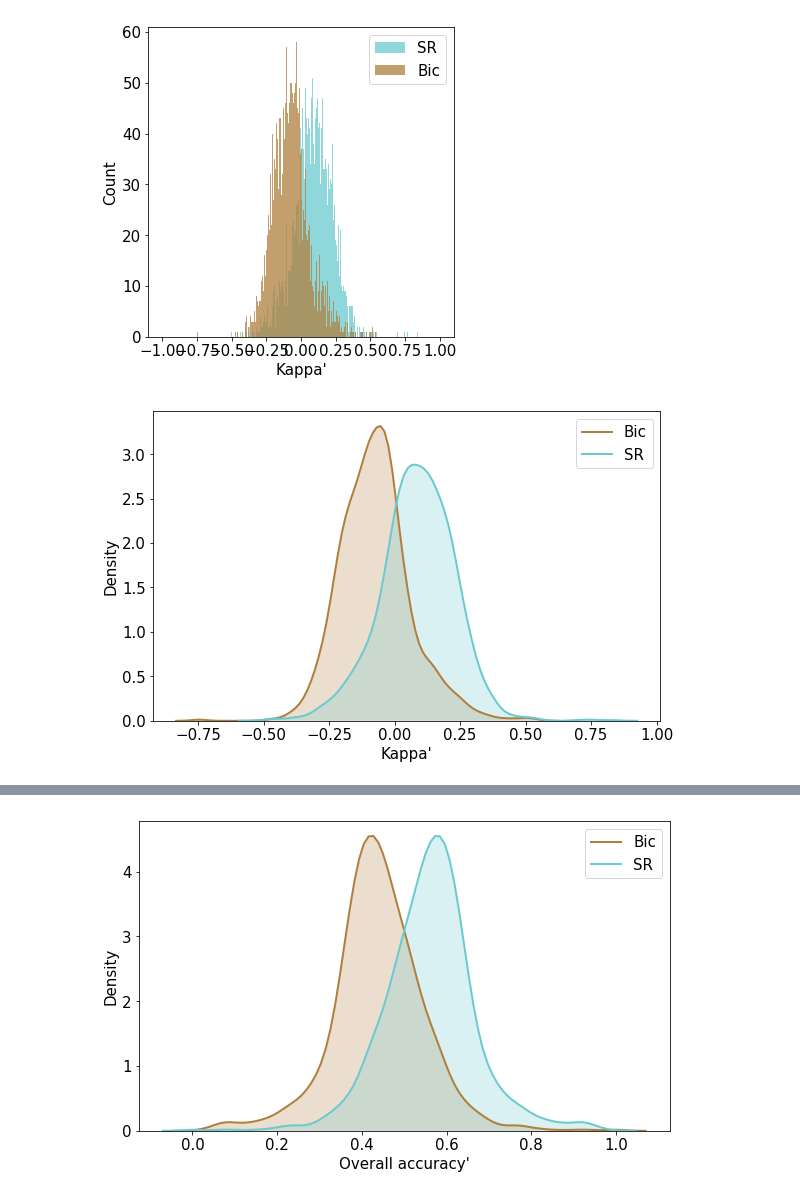
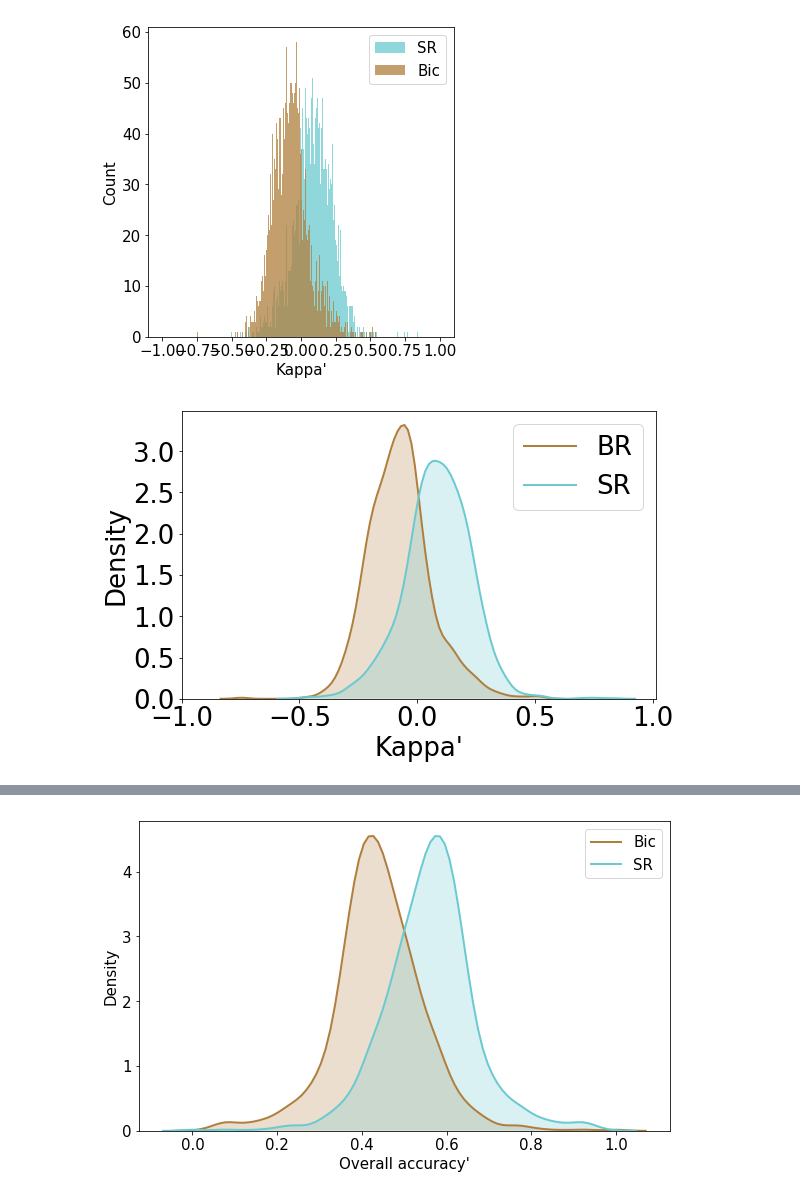
Before and after one commit to elezine/pixel-smasher, a Jupyter notebook: old_BasicSR/codes/notebooks/analysis_plots_v2.ipynb, the cells around one changed output, grey strips where cells are left out. Saved outputs shown, nothing was run; the diff lists cells and outputs as text; code cells hidden in the pictures.

```diff
--- a/old_BasicSR/codes/notebooks/analysis_plots_v2.ipynb
+++ b/old_BasicSR/codes/notebooks/analysis_plots_v2.ipynb
@@ -130,27 +130,27 @@ ax.set_ylabel('Count', fontsize=fs)
 Text(0, 0.5, 'Count')
 [figure]
 # %%
-# Density Plot and Histogram # from https://towardsdatascience.com/histograms-and-density-plots-in-python-f6bda88f5ac0
+# Density Plot and Histogram for %Water Dev # from https://towardsdatascience.com/histograms-and-density-plots-in-python-f6bda88f5ac0
+fs=26
 fig, ax = plt.subplots(1, 1, figsize=(8, 5), constrained_layout=True)
 sns.distplot(ct.kappa_p.Bic[~np.isnan(ct.kappa_p.Bic)], hist=False, kde=True, ax=ax, label='Bic',
              bins=int(180/5), color = '#B07F3E',
              hist_kws={'edgecolor':'#B07F3E'},
              kde_kws={'linewidth': 2, 'shade':'True'})
 sns.distplot(ct.kappa_p.SR[~np.isnan(ct.kappa_p.SR)], hist=False, kde=True, ax=ax, label='SR',
              bins=int(180/5), color = '#6BCAD0',
              hist_kws={'edgecolor':'#6BCAD0'},
              kde_kws={'linewidth': 2, 'shade':'True'})
 
     # look nice
 # ax.legend(fontsize=fs)
-plt.legend(prop={'size': 16}, title = 'Airline')
 plt.yticks(fontsize=fs)
-plt.xticks(fontsize=fs)
-ax.legend(loc="upper right", fontsize=fs)
+plt.xticks(np.linspace(-1,1, 5), fontsize=fs)
+ax.legend(('BR','SR'), loc="upper right", fontsize=fs)
 ax.set_xlabel('Kappa\'', fontsize=fs)
 ax.set_ylabel('Density', fontsize=fs)
 
     # save
 fig.savefig(os.path.join(plots_dir, 'plot_hist_kappa_p_kde1.png'), dpi=300)
 # %% [output]
-[figure, old version]
+[figure, new version]
```
Also changed, not shown: parts of 4 cells of this notebook, 2 other files.
